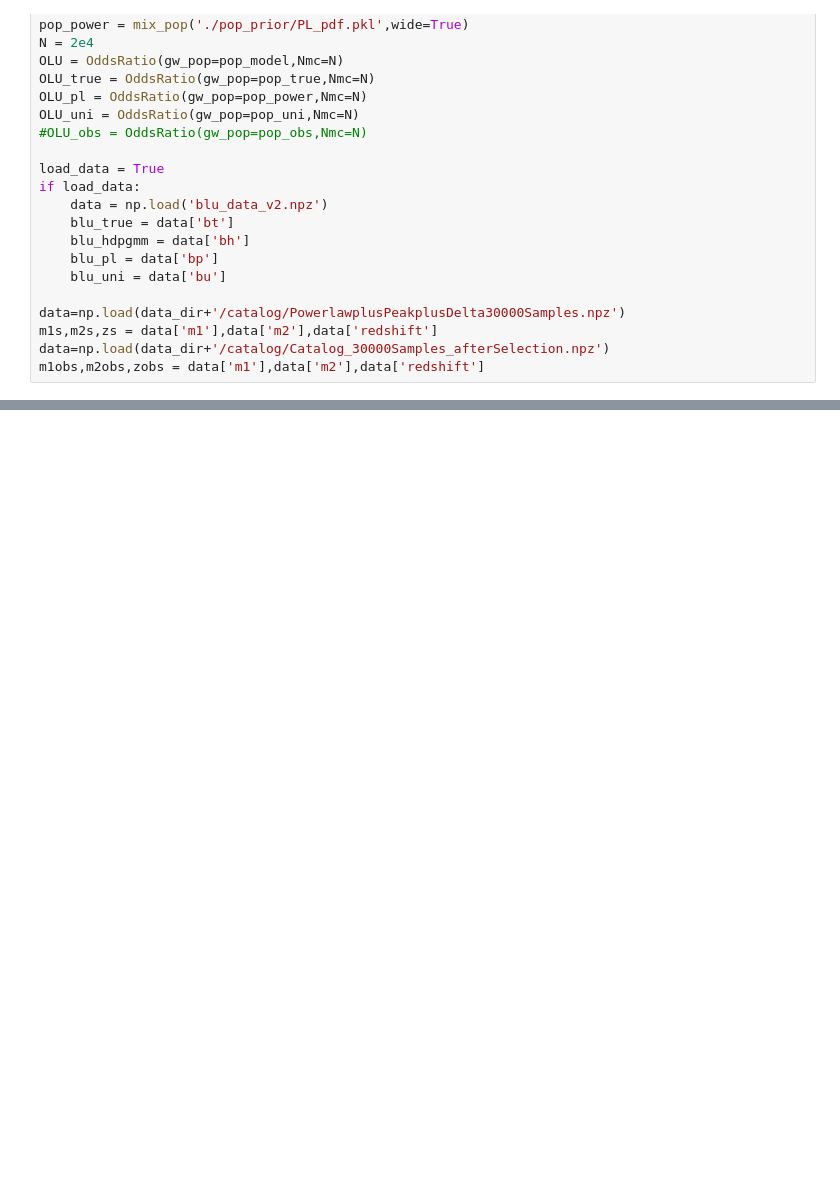
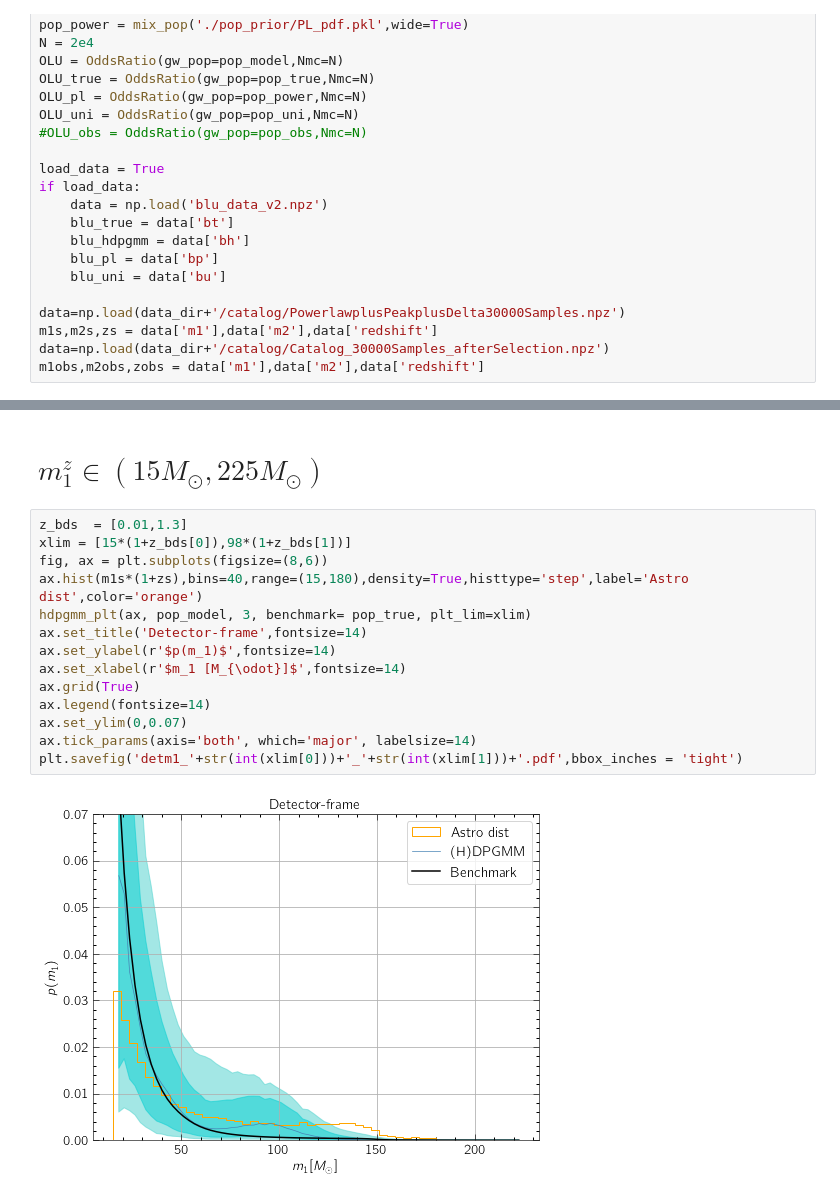
Before and after one commit to sterinaldi/lensingpop, a Jupyter notebook: result/working.ipynb, the cells around one changed output, grey strips where cells are left out. Drawn from its saved outputs; the diff is of its cells as text; blank space fills up the shorter version.

```diff
--- a/result/working.ipynb
+++ b/result/working.ipynb
@@ -78 +78,19 @@ plt.savefig('detm1_'+str(int(xlim[0]))+'_'+str(int(xlim[1]))+'.pdf',bbox_inches
+# %% [markdown]
+# $m_1^z \in (15M_{\odot},225M_{\odot})$
+# %%
+z_bds  = [0.01,1.3]
+xlim = [15*(1+z_bds[0]),98*(1+z_bds[1])]
+fig, ax = plt.subplots(figsize=(8,6))
+ax.hist(m1s*(1+zs),bins=40,range=(15,180),density=True,histtype='step',label='Astro dist',color='orange')
+hdpgmm_plt(ax, pop_model, 3, benchmark= pop_true, plt_lim=xlim)
+ax.set_title('Detector-frame',fontsize=14)
+ax.set_ylabel(r'$p(m_1)$',fontsize=14)
+ax.set_xlabel(r'$m_1 [M_{\odot}]$',fontsize=14)
+ax.grid(True)
+ax.legend(fontsize=14)
+ax.set_ylim(0,0.07)
+ax.tick_params(axis='both', which='major', labelsize=14)
+plt.savefig('detm1_'+str(int(xlim[0]))+'_'+str(int(xlim[1]))+'.pdf',bbox_inches = 'tight')
+# %% [output]
+[figure, added]
 # %% [markdown]
```
Also changed, not shown: parts of 12 cells of this notebook, 1 other file.
